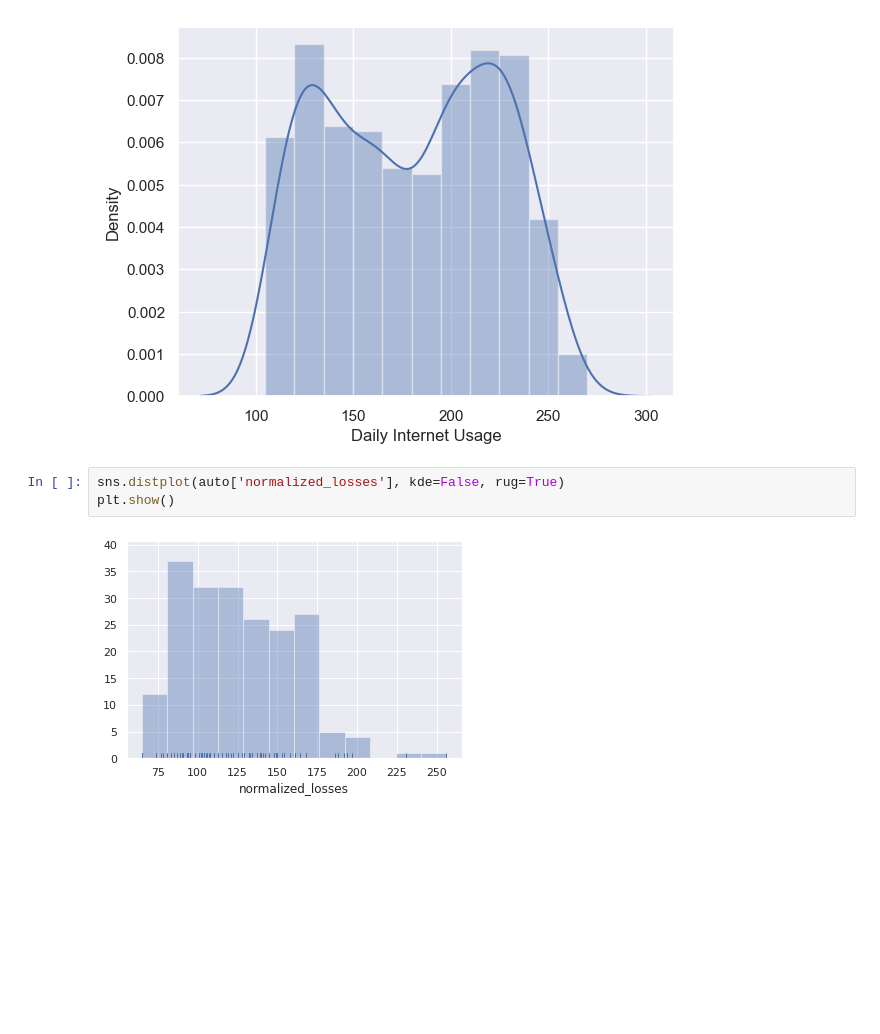
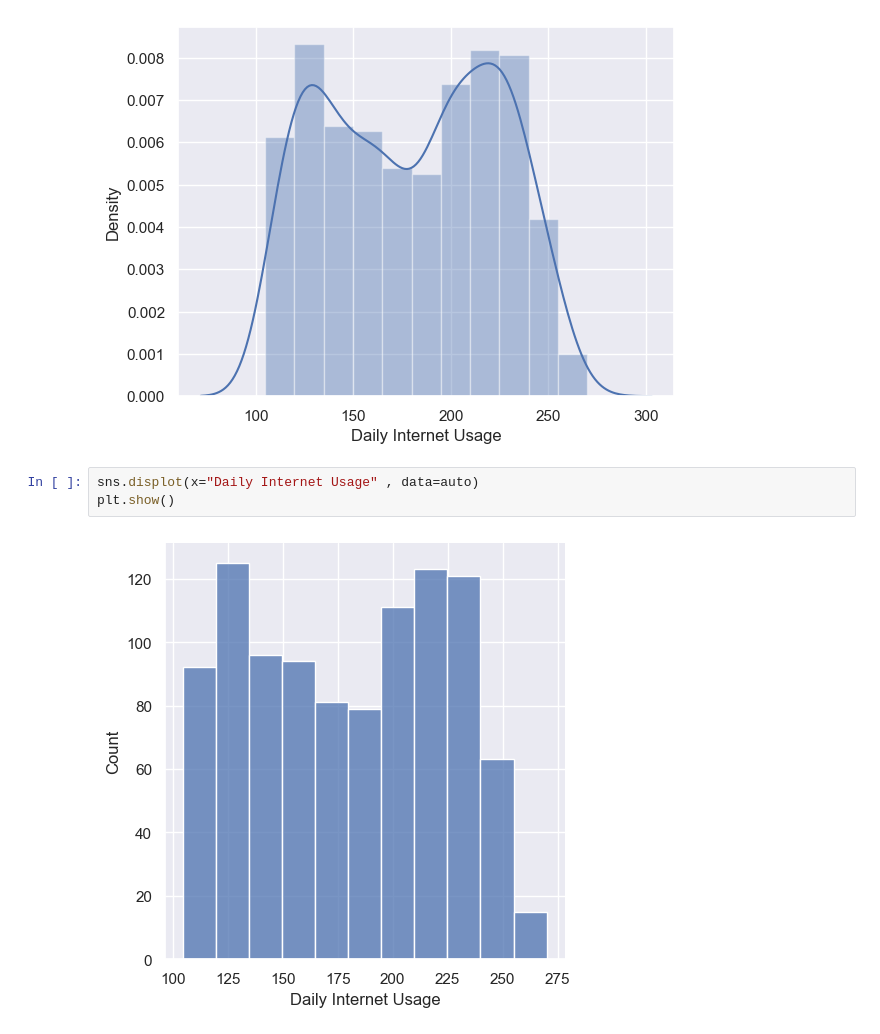
Before and after one commit to Het2518/Udemy_ML_Cource, a Jupyter notebook: Python Fundamentals/EDA+-+Part2.ipynb, the cells around one changed output. Drawn from its saved outputs; the diff is of its cells as text; blank space fills up the shorter version.

```diff
--- a/Python Fundamentals/EDA+-+Part2.ipynb
+++ b/Python Fundamentals/EDA+-+Part2.ipynb
@@ -31,9 +31,9 @@ https://gist.github.com/mwaskom/de44147ed2974457ad6372750bbe5751
 
   sns.distplot(auto['Daily Internet Usage'])
 [figure]
-# %%
-sns.distplot(auto['normalized_losses'], kde=False, rug=True)
-plt.show()
-# %% [output]
-[figure, removed]
+# %%
+sns.displot(x="Daily Internet Usage" , data=auto)
+plt.show()
+# %% [output]
+[figure, added]
 # %%
```
Also changed, not shown: parts of 18 cells of this notebook.
